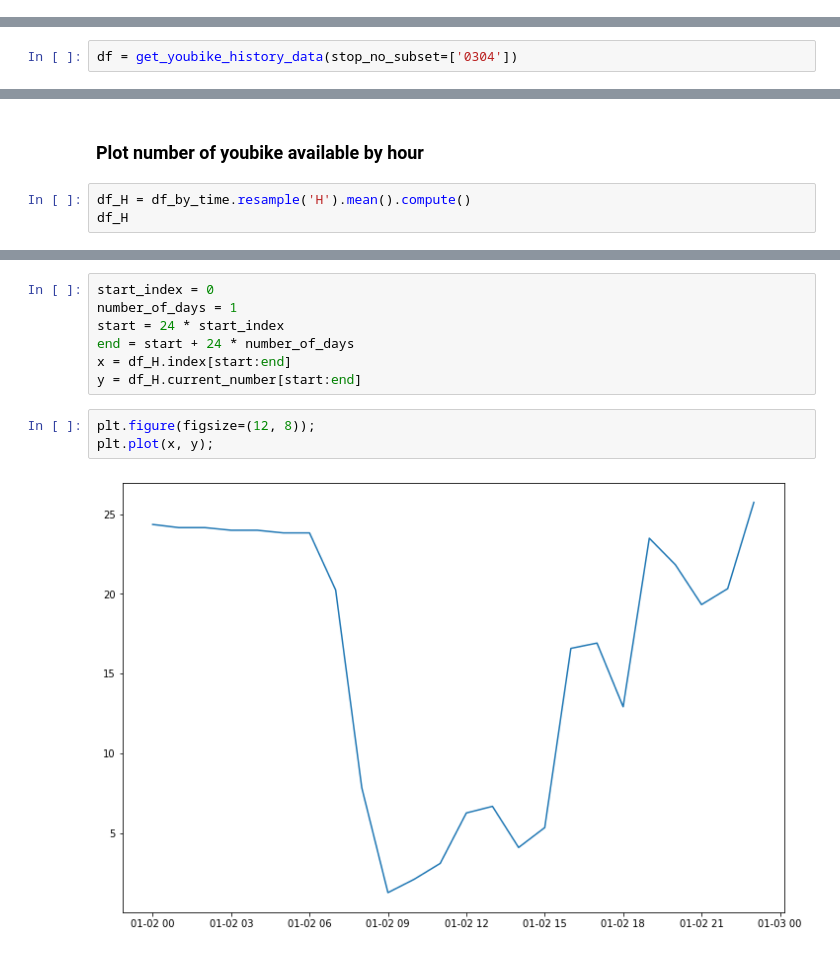
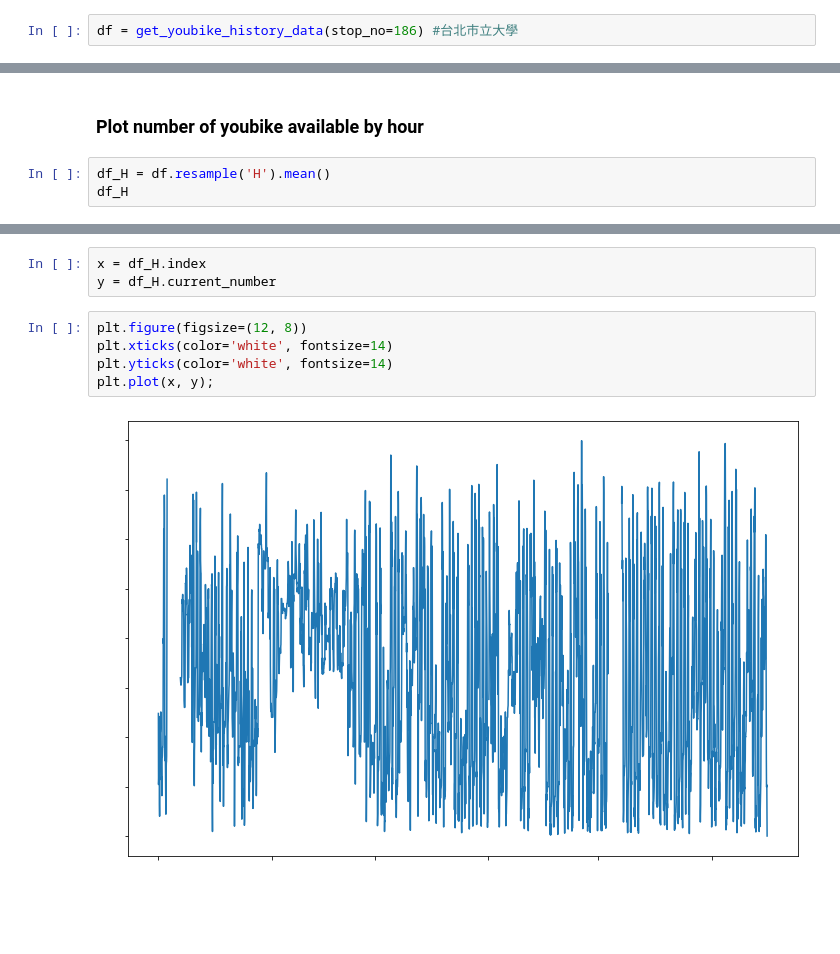
Before and after one commit to cyyeh/ds-portfolios, a Jupyter notebook: projects/youbike/notebooks/1.0-youbike-history-data-eda.ipynb, the cells around one changed output, grey strips where cells are left out. Cells and saved outputs as stored; diff of their text form; blank space fills up the shorter version.

```diff
--- a/projects/youbike/notebooks/1.0-youbike-history-data-eda.ipynb
+++ b/projects/youbike/notebooks/1.0-youbike-history-data-eda.ipynb
@@ -135,3 +112,5 @@ def get_youbike_history_data(to_dataframe=True, stop_no_subset=None):
+# %%
+df = get_youbike_history_data(stop_no=186) #台北市立大學
 # %% [markdown]
 ## EDA
 # %%
@@ -139,2 +125,0 @@ df.head()
-# %%
-df = get_youbike_history_data(stop_no_subset=['0304'])
@@ -274,6 +202,6 @@ plt.plot(x, y);
 # %% [markdown]
 ### Plot number of youbike available by hour
 # %%
-df_H = df_by_time.resample('H').mean().compute()
+df_H = df.resample('H').mean()
 df_H
 # %% [output]
@@ -294,12 +222,10 @@ df_H
-# %%
-start_index = 0
-number_of_days = 1
-start = 24 * start_index
-end = start + 24 * number_of_days
-x = df_H.index[start:end]
-y = df_H.current_number[start:end]
+# %%
+x = df_H.index
+y = df_H.current_number
 # %%
-plt.figure(figsize=(12, 8));
+plt.figure(figsize=(12, 8))
+plt.xticks(color='white', fontsize=14)
+plt.yticks(color='white', fontsize=14)
 plt.plot(x, y);
 # %% [output]
-[figure, old version]
+[figure, new version]
```
Also changed, not shown: parts of 26 cells of this notebook.
